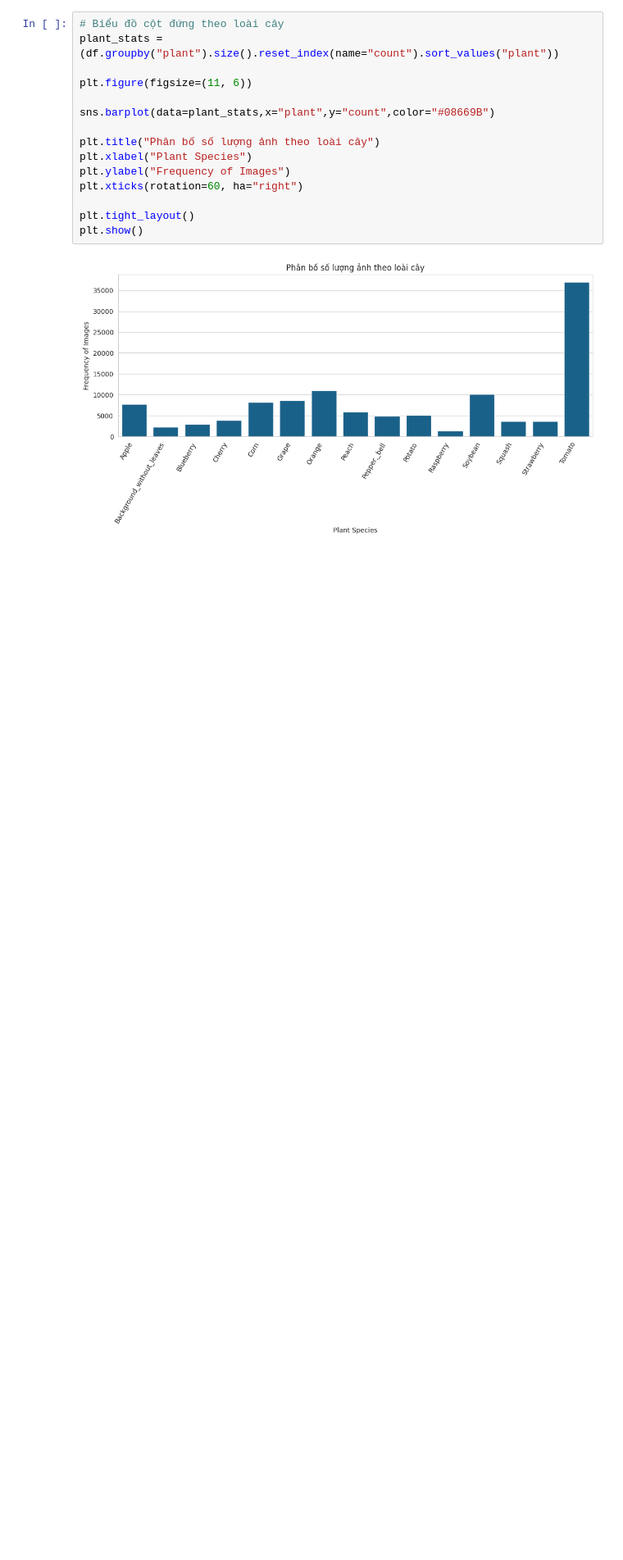
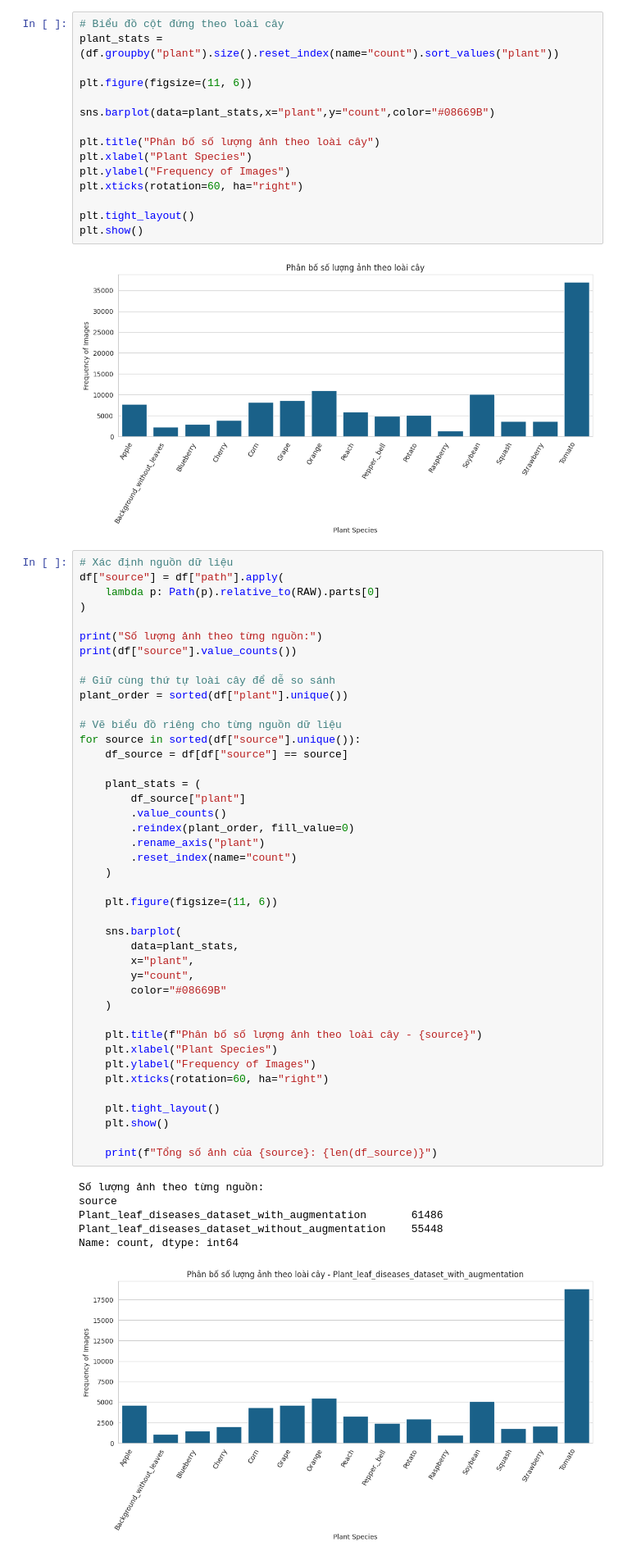
Before and after one commit to doanxuantuong/PlantLeafDiseaseClassification, a Jupyter notebook: Plant_Leaf_Disease_Classification.ipynb, the cells around one changed output. Shown at 82% size. Cells and saved outputs as stored; diff of their text form; blank space fills up the shorter version.

```diff
--- a/Plant_Leaf_Disease_Classification.ipynb
+++ b/Plant_Leaf_Disease_Classification.ipynb
@@ -289,3 +289,52 @@ plt.tight_layout()
 plt.show()
 # %% [output]
 [figure]
+# %%
+# Xác định nguồn dữ liệu
+df["source"] = df["path"].apply(
+    lambda p: Path(p).relative_to(RAW).parts[0]
+)
+
+print("Số lượng ảnh theo từng nguồn:")
+print(df["source"].value_counts())
+
+# Giữ cùng thứ tự loài cây để dễ so sánh
+plant_order = sorted(df["plant"].unique())
+
+# Vẽ biểu đồ riêng cho từng nguồn dữ liệu
+for source in sorted(df["source"].unique()):
+    df_source = df[df["source"] == source]
+
+    plant_stats = (
+        df_source["plant"]
+        .value_counts()
+        .reindex(plant_order, fill_value=0)
+        .rename_axis("plant")
+        .reset_index(name="count")
+    )
+
+    plt.figure(figsize=(11, 6))
+
+    sns.barplot(
+        data=plant_stats,
+        x="plant",
+        y="count",
+        color="#08669B"
+    )
+
+    plt.title(f"Phân bố số lượng ảnh theo loài cây - {source}")
+    plt.xlabel("Plant Species")
+    plt.ylabel("Frequency of Images")
+    plt.xticks(rotation=60, ha="right")
+
+    plt.tight_layout()
+    plt.show()
+
+    print(f"Tổng số ảnh của {source}: {len(df_source)}")
+# %% [output]
+Số lượng ảnh theo từng nguồn:
+source
+Plant_leaf_diseases_dataset_with_augmentation       61486
+Plant_leaf_diseases_dataset_without_augmentation    55448
+Name: count, dtype: int64
+[figure, added]
```
Also changed, not shown: parts of 7 cells of this notebook.
